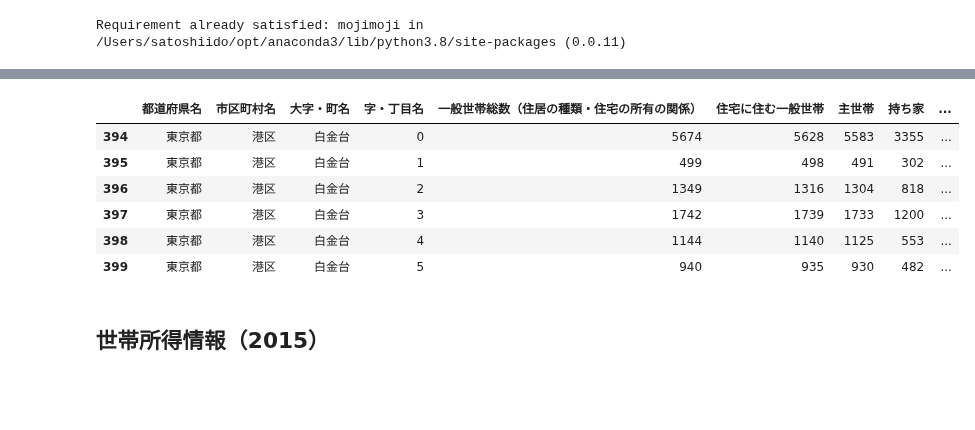
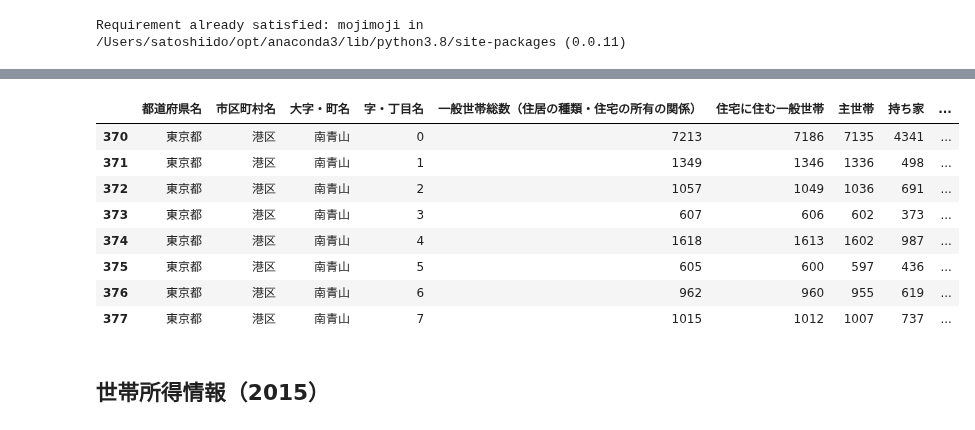
Before and after one commit to idosatoshi0118/python, a Jupyter notebook: 小売系企業インターン/チラシ-高級持ち家への配布エリアプロット.ipynb, the cells around one changed output, grey strips where cells are left out. Saved outputs shown, nothing was run; the diff lists cells and outputs as text; code cells hidden in the pictures; blank space fills up the shorter version.

```diff
--- a/小売系企業インターン/チラシ-高級持ち家への配布エリアプロット.ipynb
+++ b/小売系企業インターン/チラシ-高級持ち家への配布エリアプロット.ipynb
@@ -123,13 +121,15 @@ ValueError: Unknown format code 'f' for object of type 'str'
 # %%
-kokuzei2[kokuzei2["大字・町名"] == "白金台"]
+kokuzei2[kokuzei2["大字・町名"] == "南青山"]
 # %% [output]
 |  | 都道府県名 | 市区町村名 | 大字・町名 | 字・丁目名 | 一般世帯総数（住居の種類・住宅の所有の関係） | 住宅に住む一般世帯 | 主世帯 | 持ち家 | ... |
-| 394 | 東京都 | 港区 | 白金台 | 0 | 5674 | 5628 | 5583 | 3355 | ... |
-| 395 | 東京都 | 港区 | 白金台 | 1 | 499 | 498 | 491 | 302 | ... |
-| 396 | 東京都 | 港区 | 白金台 | 2 | 1349 | 1316 | 1304 | 818 | ... |
-| 397 | 東京都 | 港区 | 白金台 | 3 | 1742 | 1739 | 1733 | 1200 | ... |
-| 398 | 東京都 | 港区 | 白金台 | 4 | 1144 | 1140 | 1125 | 553 | ... |
-| 399 | 東京都 | 港区 | 白金台 | 5 | 940 | 935 | 930 | 482 | ... |
+| 370 | 東京都 | 港区 | 南青山 | 0 | 7213 | 7186 | 7135 | 4341 | ... |
+| 371 | 東京都 | 港区 | 南青山 | 1 | 1349 | 1346 | 1336 | 498 | ... |
+| 372 | 東京都 | 港区 | 南青山 | 2 | 1057 | 1049 | 1036 | 691 | ... |
+| 373 | 東京都 | 港区 | 南青山 | 3 | 607 | 606 | 602 | 373 | ... |
+| 374 | 東京都 | 港区 | 南青山 | 4 | 1618 | 1613 | 1602 | 987 | ... |
+| 375 | 東京都 | 港区 | 南青山 | 5 | 605 | 600 | 597 | 436 | ... |
+| 376 | 東京都 | 港区 | 南青山 | 6 | 962 | 960 | 955 | 619 | ... |
+| 377 | 東京都 | 港区 | 南青山 | 7 | 1015 | 1012 | 1007 | 737 | ... |
 # %% [markdown]
 ## 世帯所得情報（2015）
 # %%
```
Also changed, not shown: parts of 4 cells of this notebook.
